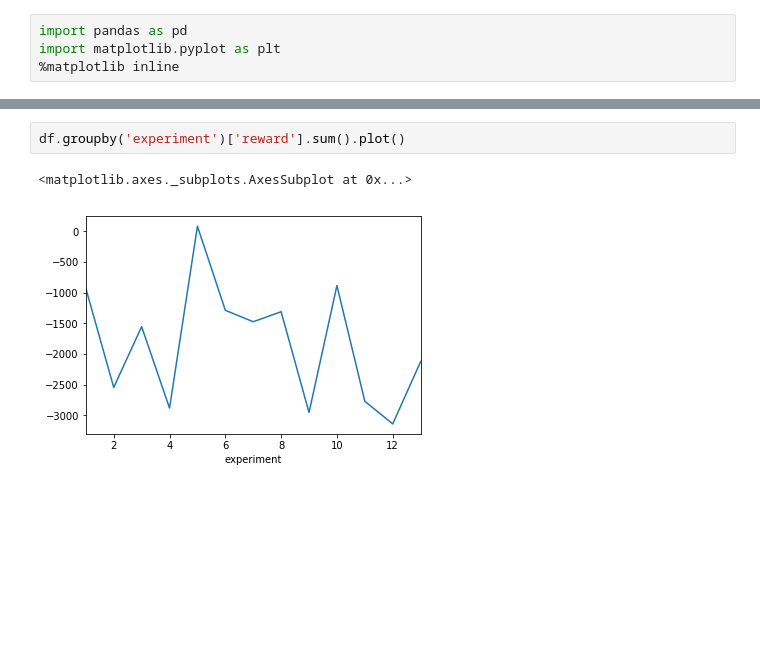
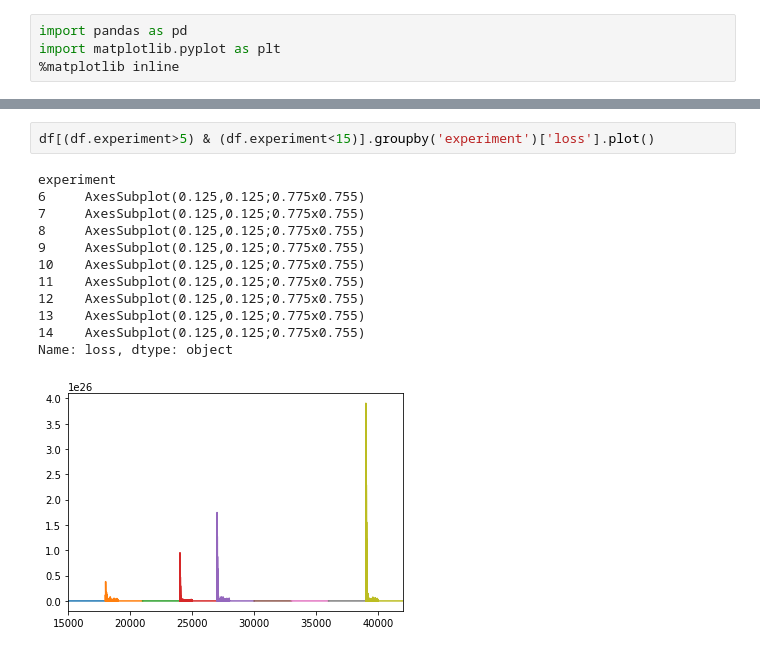
Before and after one commit to iknow1988/MAMIF, a Jupyter notebook: bat_simulation/notebooks/Untitled.ipynb, the cells around one changed output, grey strips where cells are left out. Cells and saved outputs as stored; diff of their text form; blank space fills up the shorter version.

```diff
--- a/bat_simulation/notebooks/Untitled.ipynb
+++ b/bat_simulation/notebooks/Untitled.ipynb
@@ -48,5 +31,15 @@ Name: reward, dtype: float64
 # %%
-df.groupby('experiment')['reward'].sum().plot()
+df[(df.experiment>5) & (df.experiment<15)].groupby('experiment')['loss'].plot()
 # %% [output]
-<matplotlib.axes._subplots.AxesSubplot at 0x...>
+experiment
+6     AxesSubplot(0.125,0.125;0.775x0.755)
+7     AxesSubplot(0.125,0.125;0.775x0.755)
+8     AxesSubplot(0.125,0.125;0.775x0.755)
+9     AxesSubplot(0.125,0.125;0.775x0.755)
+10    AxesSubplot(0.125,0.125;0.775x0.755)
+11    AxesSubplot(0.125,0.125;0.775x0.755)
+12    AxesSubplot(0.125,0.125;0.775x0.755)
+13    AxesSubplot(0.125,0.125;0.775x0.755)
+14    AxesSubplot(0.125,0.125;0.775x0.755)
+Name: loss, dtype: object
-[figure, old version]
+[figure, new version]
```
Also changed, not shown: parts of 5 cells of this notebook, 6 other files.
